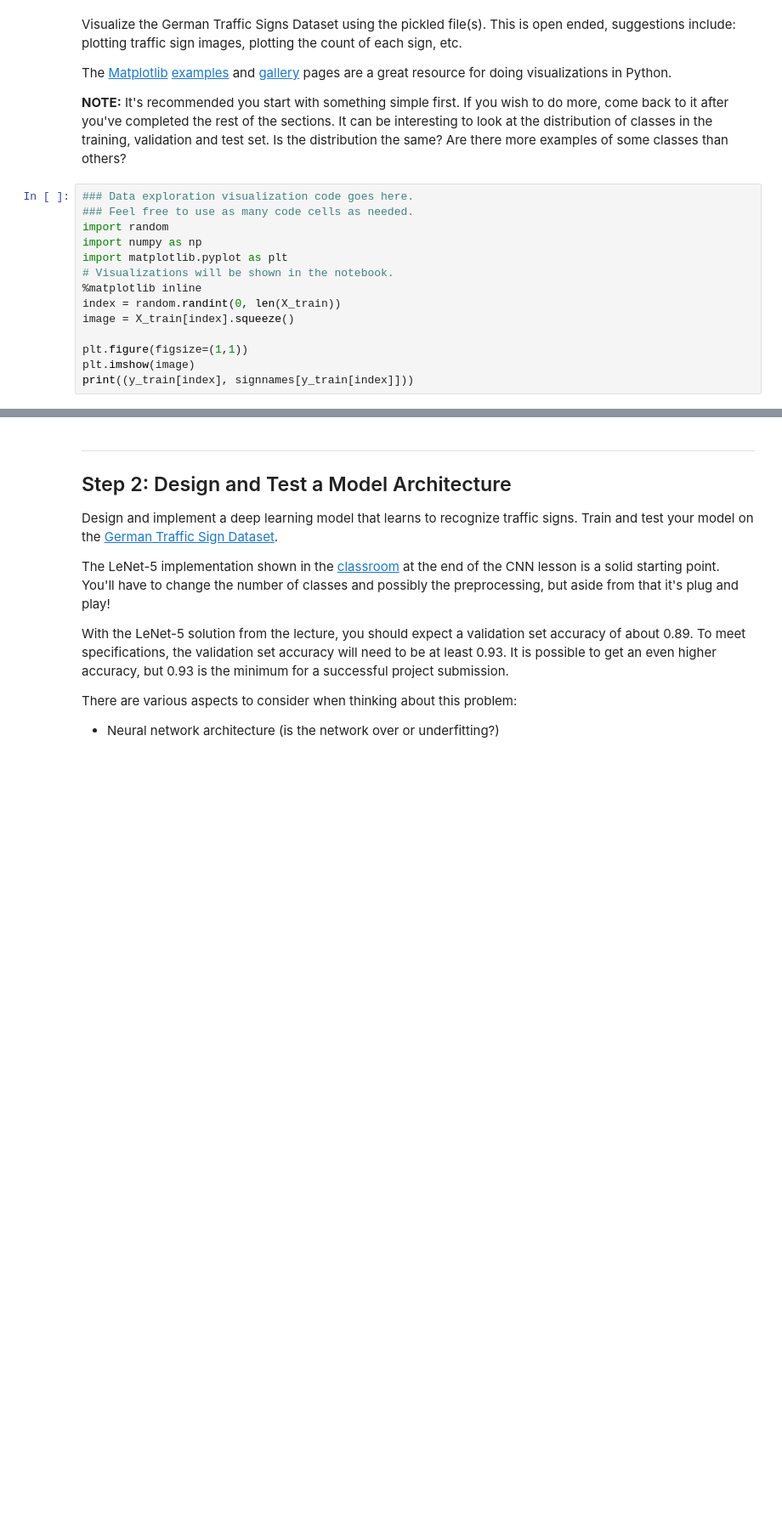
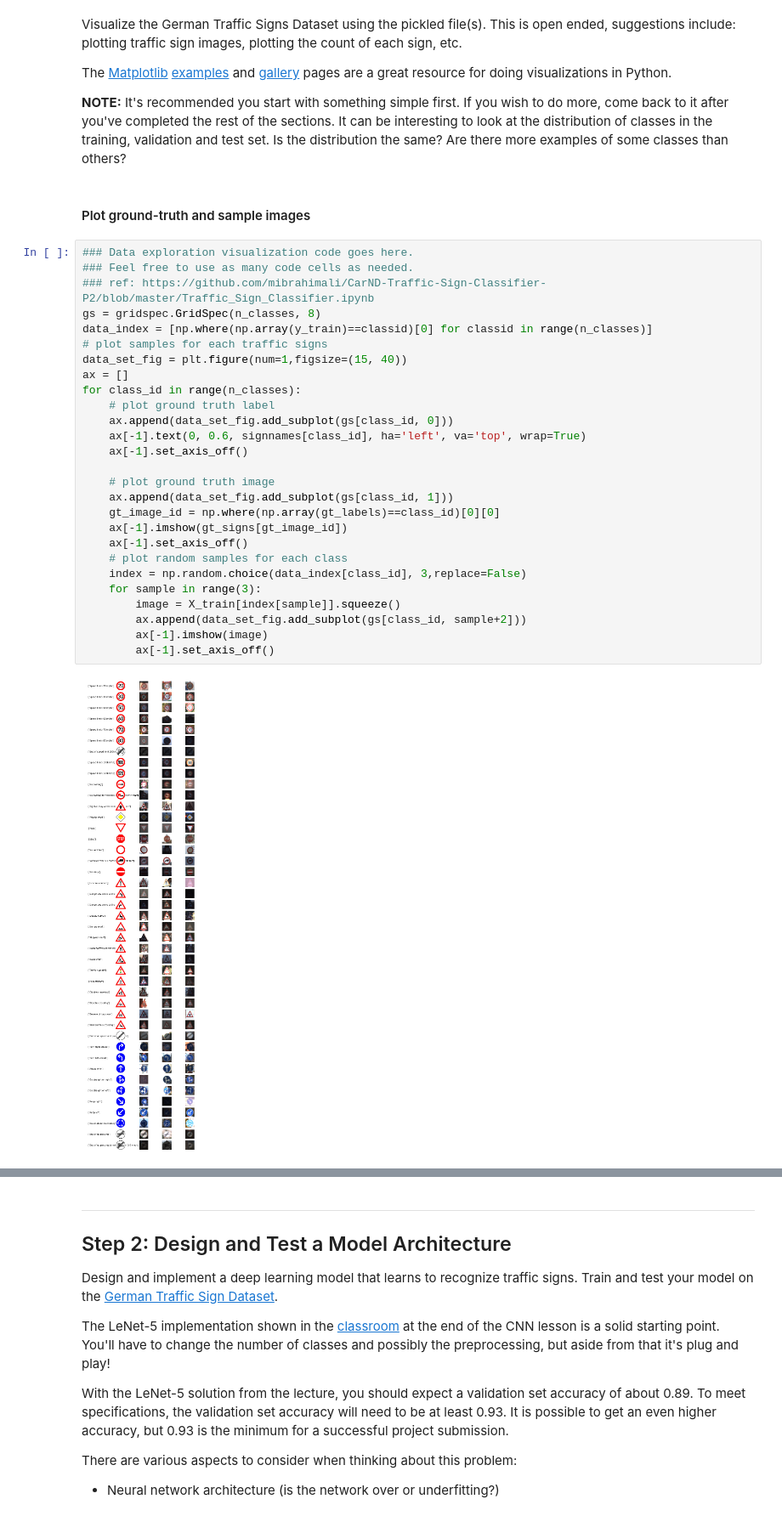
Before and after one commit to haowu80s/CarND-Traffic-Sign-Classifier-Project, a Jupyter notebook: Traffic_Sign_Classifier.ipynb, the cells around one changed output, grey strips where cells are left out. Shown: that part at 85% size. Saved outputs shown, nothing was run; the diff lists cells and outputs as text; blank space fills up the shorter version.

```diff
--- a/Traffic_Sign_Classifier.ipynb
+++ b/Traffic_Sign_Classifier.ipynb
@@ -93,17 +125,34 @@ Visualize the German Traffic Signs Dataset using the pickled file(s). This is op
 The [Matplotlib](http://matplotlib.org/) [examples](http://matplotlib.org/examples/index.html) and [gallery](http://matplotlib.org/gallery.html) pages are a great resource for doing visualizations in Python.
 
 **NOTE:** It's recommended you start with something simple first. If you wish to do more, come back to it after you've completed the rest of the sections. It can be interesting to look at the distribution of classes in the training, validation and test set. Is the distribution the same? Are there more examples of some classes than others?
-# %%
-### Data exploration visualization code goes here.
-### Feel free to use as many code cells as needed.
-import random
-import numpy as np
-import matplotlib.pyplot as plt
-# Visualizations will be shown in the notebook.
-%matplotlib inline
-index = random.randint(0, len(X_train))
-image = X_train[index].squeeze()
-
-plt.figure(figsize=(1,1))
-plt.imshow(image)
-print((y_train[index], signnames[y_train[index]]))
+# %% [markdown]
+#### Plot ground-truth and sample images
+# %%
+### Data exploration visualization code goes here.
+### Feel free to use as many code cells as needed.
+### ref: https://github.com/mibrahimali/CarND-Traffic-Sign-Classifier-P2/blob/master/Traffic_Sign_Classifier.ipynb
+gs = gridspec.GridSpec(n_classes, 8)
+data_index = [np.where(np.array(y_train)==classid)[0] for classid in range(n_classes)]
+# plot samples for each traffic signs
+data_set_fig = plt.figure(num=1,figsize=(15, 40))
+ax = []
+for class_id in range(n_classes):
+    # plot ground truth label
+    ax.append(data_set_fig.add_subplot(gs[class_id, 0]))
+    ax[-1].text(0, 0.6, signnames[class_id], ha='left', va='top', wrap=True)
+    ax[-1].set_axis_off()
+
+    # plot ground truth image
+    ax.append(data_set_fig.add_subplot(gs[class_id, 1]))
+    gt_image_id = np.where(np.array(gt_labels)==class_id)[0][0]
+    ax[-1].imshow(gt_signs[gt_image_id])
+    ax[-1].set_axis_off()
+    # plot random samples for each class
+    index = np.random.choice(data_index[class_id], 3,replace=False)
+    for sample in range(3):
+        image = X_train[index[sample]].squeeze()
+        ax.append(data_set_fig.add_subplot(gs[class_id, sample+2]))
+        ax[-1].imshow(image)
+        ax[-1].set_axis_off()
+# %% [output]
+[figure, added]
```
Also changed, not shown: parts of 20 cells of this notebook, 44 other files.
